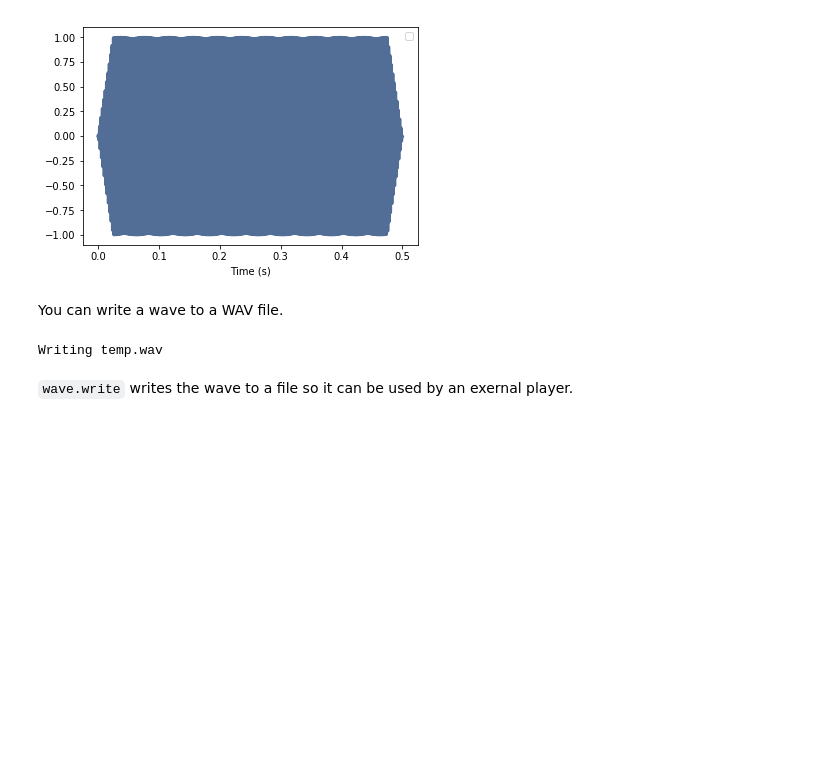
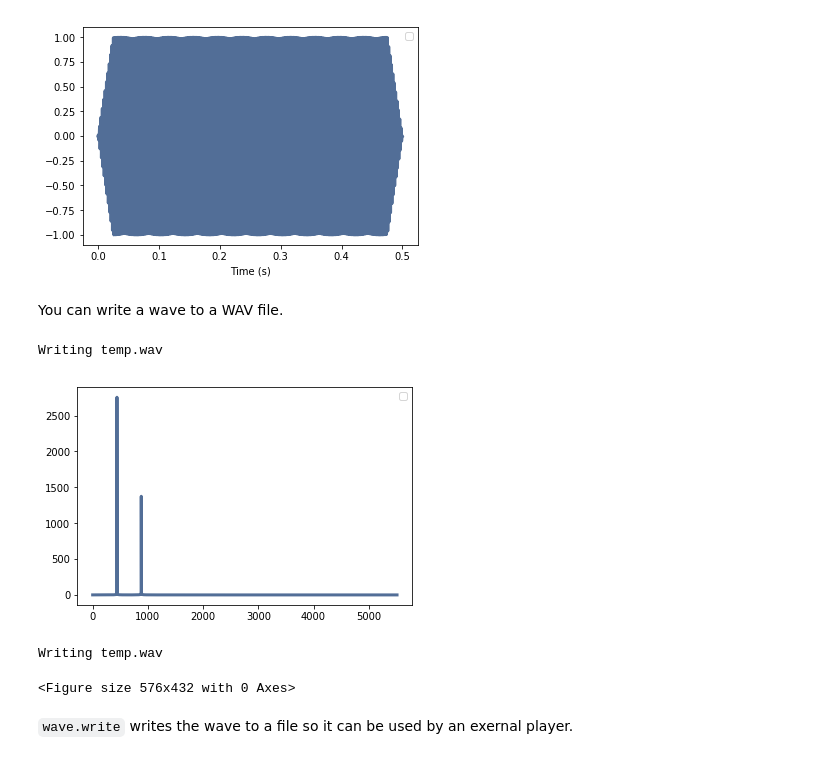
Before and after one commit to gbrante/signals, a Jupyter notebook: ThinkDSP/code/chap01.ipynb, the cells around one changed output. Drawn from its saved outputs; the diff is of its cells as text; code cells hidden in the pictures; blank space fills up the shorter version.

```diff
--- a/ThinkDSP/code/chap01.ipynb
+++ b/ThinkDSP/code/chap01.ipynb
@@ -118,10 +119,19 @@ thinkplot.config(xlabel='Time (s)')
 [figure]
 # %% [markdown]
 You can write a wave to a WAV file.
-# %%
-wave.write('temp.wav')
-# %% [output]
-Writing temp.wav
+# %%
+wave.write('temp.wav')
+spectrum = wave.make_spectrum()
+spectrum.plot()
+thinkplot.show()
+spectrum.low_pass(cutoff=600, factor=0.01)
+wave = spectrum.make_wave()
+wave.play('temp.wav')
+# %% [output]
+Writing temp.wav
+[figure, added]
+Writing temp.wav
+<Figure size 576x432 with 0 Axes>
 # %% [markdown]
 `wave.write` writes the wave to a file so it can be used by an exernal player.
 # %%
```
Also changed, not shown: parts of 3 cells of this notebook, 9 other files.
